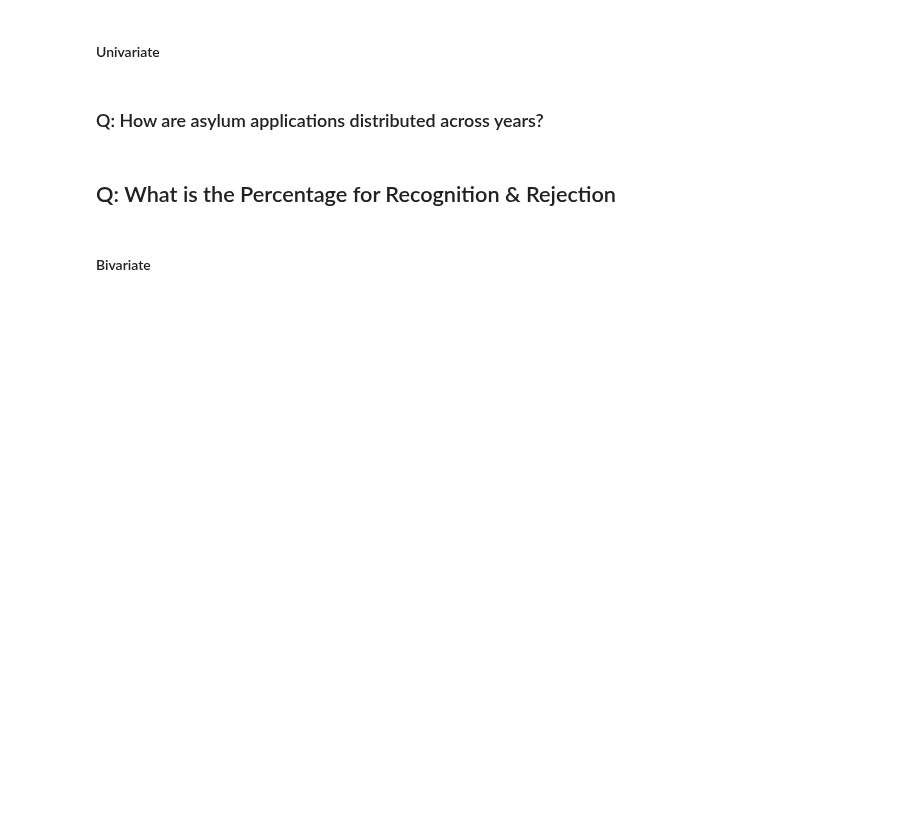
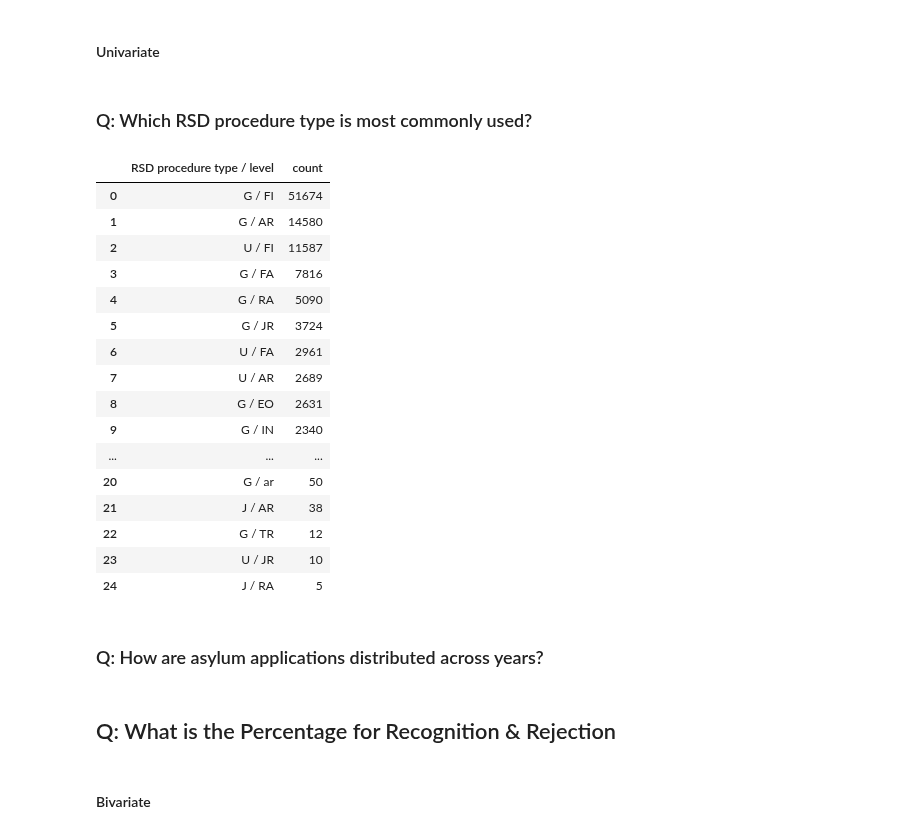
Before and after one commit to ikrambadawi2-spec/Asylum-Seekers--EDA, a Jupyter notebook: Asylum_Seekers.ipynb, the cells around one changed output. Drawn from its saved outputs; the diff is of its cells as text; code cells hidden in the pictures; blank space fills up the shorter version.

```diff
--- a/Asylum_Seekers.ipynb
+++ b/Asylum_Seekers.ipynb
@@ -330,2 +344,25 @@ df.head()
 # %% [markdown]
 #### Univariate
+# %% [markdown]
+### Q: Which RSD procedure type is most commonly used?
+# %%
+plot_df = df['RSD procedure type / level'].value_counts().reset_index()
+plot_df
+# %% [output]
+|  | RSD procedure type / level | count |
+| 0 | G / FI | 51674 |
+| 1 | G / AR | 14580 |
+| 2 | U / FI | 11587 |
+| 3 | G / FA | 7816 |
+| 4 | G / RA | 5090 |
+| 5 | G / JR | 3724 |
+| 6 | U / FA | 2961 |
+| 7 | U / AR | 2689 |
+| 8 | G / EO | 2631 |
+| 9 | G / IN | 2340 |
+| ... | ... | ... |
+| 20 | G / ar | 50 |
+| 21 | J / AR | 38 |
+| 22 | G / TR | 12 |
+| 23 | U / JR | 10 |
+| 24 | J / RA | 5 |
```
Also changed, not shown: parts of 12 cells of this notebook, 3 other files.
